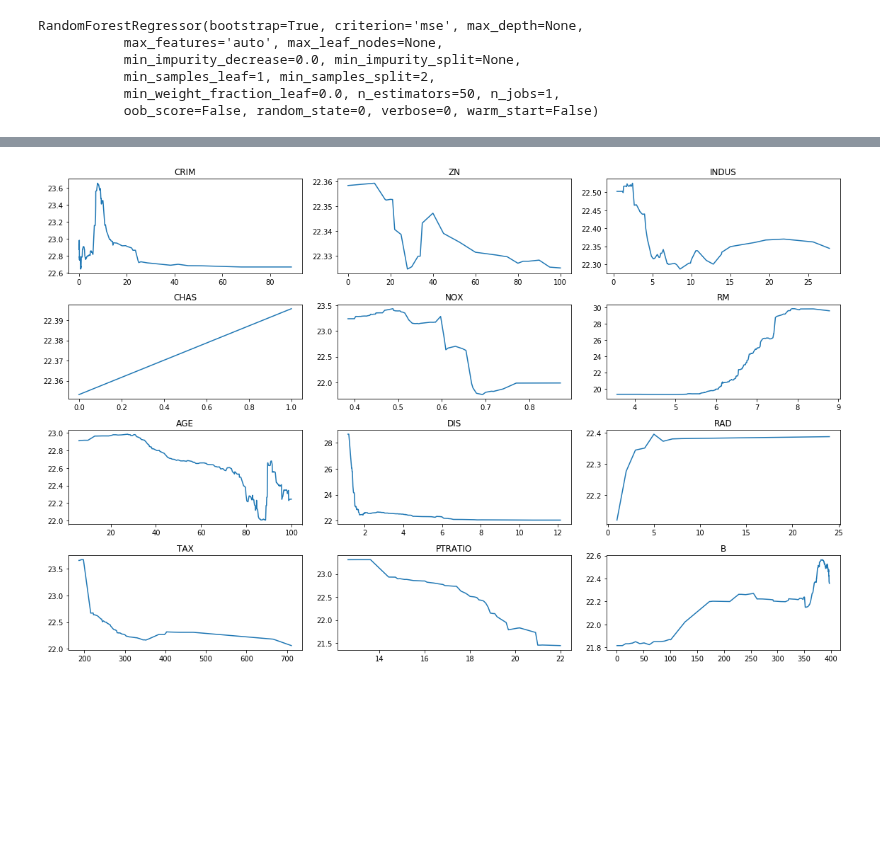
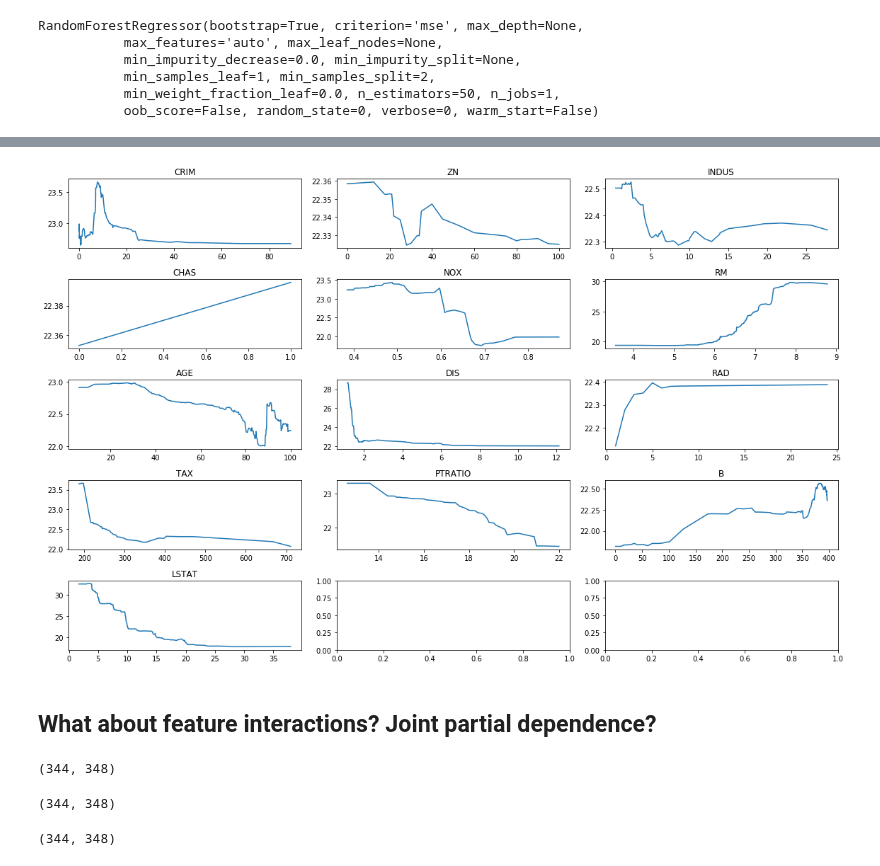
Before and after one commit to wmarshall484/DSI_LECTURES_2, a Jupyter notebook: random-forest/moses_marsh/random_forests.ipynb, the cells around one changed output, grey strips where cells are left out. Drawn from its saved outputs; the diff is of its cells as text; code cells hidden in the pictures; blank space fills up the shorter version.

Commit message:
add moses 2d partial dep

```diff
--- a/random-forest/moses_marsh/random_forests.ipynb
+++ b/random-forest/moses_marsh/random_forests.ipynb
@@ -852,3 +852,11 @@ RandomForestRegressor(bootstrap=True, criterion='mse', max_depth=None,
            min_samples_leaf=1, min_samples_split=2,
            min_weight_fraction_leaf=0.0, n_estimators=50, n_jobs=1,
            oob_score=False, random_state=0, verbose=0, warm_start=False)
+# %%
+# Plot the feature importance
+b_feat_scores = pd.Series(model2.feature_importances_,
+                           index=boston_names)
+b_feat_scores = b_feat_scores.sort_values()
+ax = b_feat_scores.plot(kind='barh', figsize=(10,8))
+ax.set_title('Average Gini Importance')
+ax.set_xlabel('Average ');
@@ -855,10 +865,12 @@ RandomForestRegressor(bootstrap=True, criterion='mse', max_depth=None,
 # %%
-fig, axes = plt.subplots(4,3, figsize=(16,10))
+fig, axes = plt.subplots(5,3, figsize=(16,10))
 
 for ax, feat_ind in zip(axes.flatten(), range(boston_X.shape[1])):
     xx, pdp = partial_dependence(model2, b_X_train, feat_ind, classification=False)
     ax.plot(xx, pdp)
     ax.set_title(boston_names[feat_ind])
 plt.tight_layout()
 # %% [output]
-[figure, old version]
+[figure, new version]
+# %% [markdown]
+## What about feature interactions? Joint partial dependence?
@@ -864,0 +899,12 @@ plt.tight_layout()
+# %%
+xx1.shape
+# %% [output]
+(344, 348)
+# %%
+xx2.shape
+# %% [output]
+(344, 348)
+# %%
+pdp2d.shape
+# %% [output]
+(344, 348)
```
Also changed, not shown: parts of 5 cells of this notebook.
